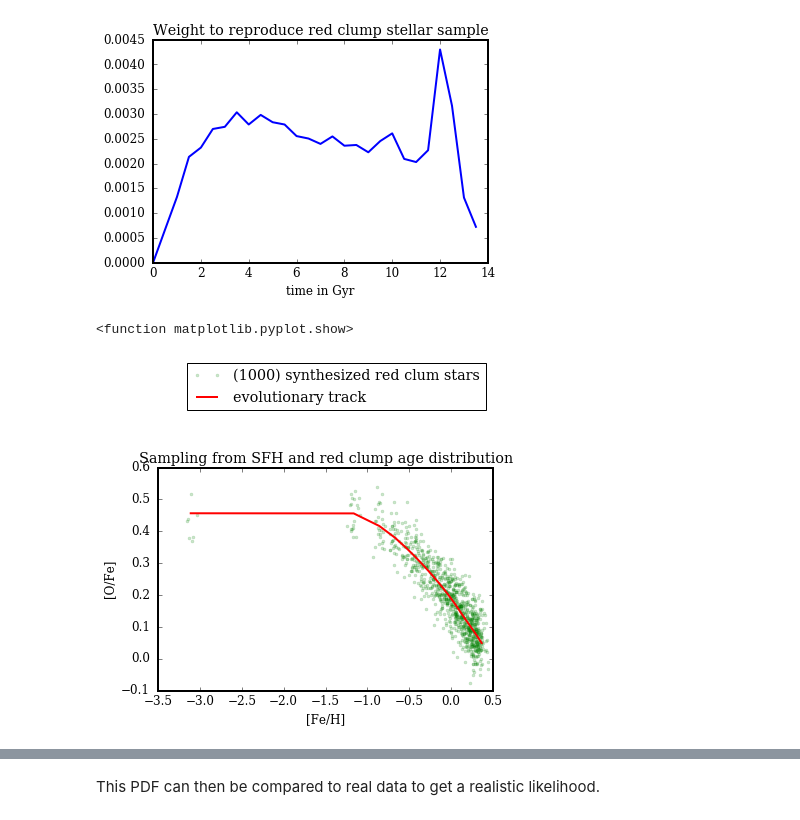
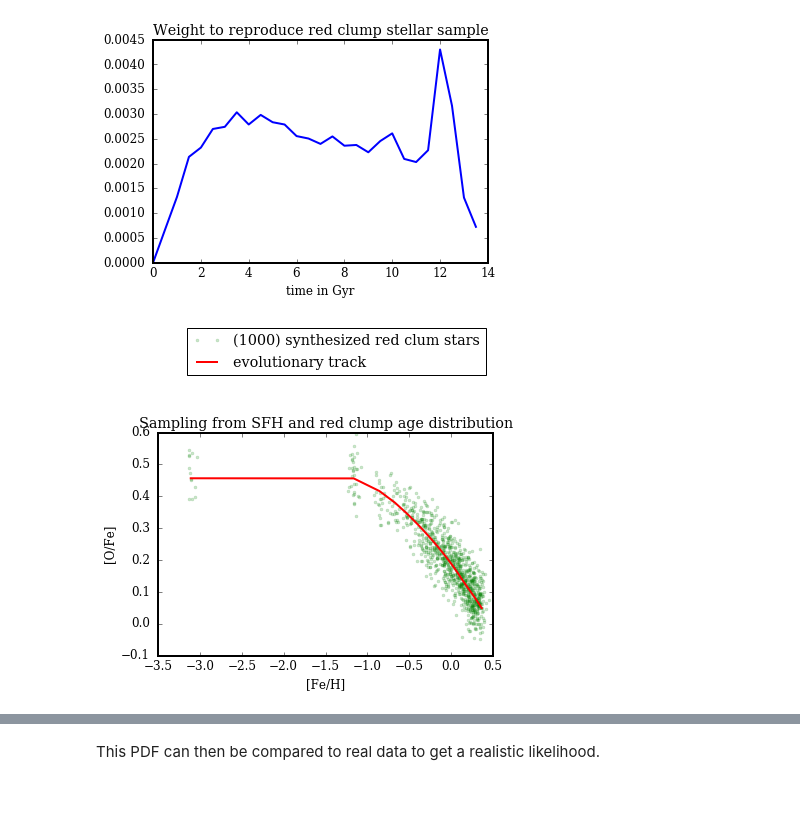
Before and after one commit to jan-rybizki/Chempy, a Jupyter notebook: tutorials/5-Chempy_function.ipynb, the cells around one changed output, grey strips where cells are left out. Cells and saved outputs as stored; diff of their text form; code cells hidden in the pictures.

```diff
--- a/tutorials/5-Chempy_function.ipynb
+++ b/tutorials/5-Chempy_function.ipynb
@@ -305,16 +387,18 @@ plt.show()
 [figure]
 [figure]
 # %%
+# Here we sample 1000 stars with this age-distribution
+
+from data_to_test import sample_stars
 sample_size = 1000
 x,y = sample_stars(cube.cube['sfr'],selection,abundances['Fe'],abundances['O']-abundances['Fe'],float(basic_solar.table['error'][np.where(basic_solar.table['Symbol']=='Fe')]),float(basic_solar.table['error'][np.where(basic_solar.table['Symbol']=='O')]),int(sample_size))
 plt.plot(x,y,"g.", alpha = 0.2, label = '(%d) synthesized red clum stars' %(int(sample_size)))
 plt.plot(abundances['Fe'],abundances['O']-abundances['Fe'], 'r', label = 'evolutionary track')
 plt.xlabel('[Fe/H]')
 plt.ylabel('[O/Fe]')
 plt.title("Sampling from SFH and red clump age distribution")
 plt.legend(bbox_to_anchor = [1,1.5])
-plt.show
+plt.show()
 # %% [output]
-<function matplotlib.pyplot.show>
-[figure, old version]
+[figure, new version]
 # %%
```
Also changed, not shown: parts of 17 cells of this notebook, 3 other files.
